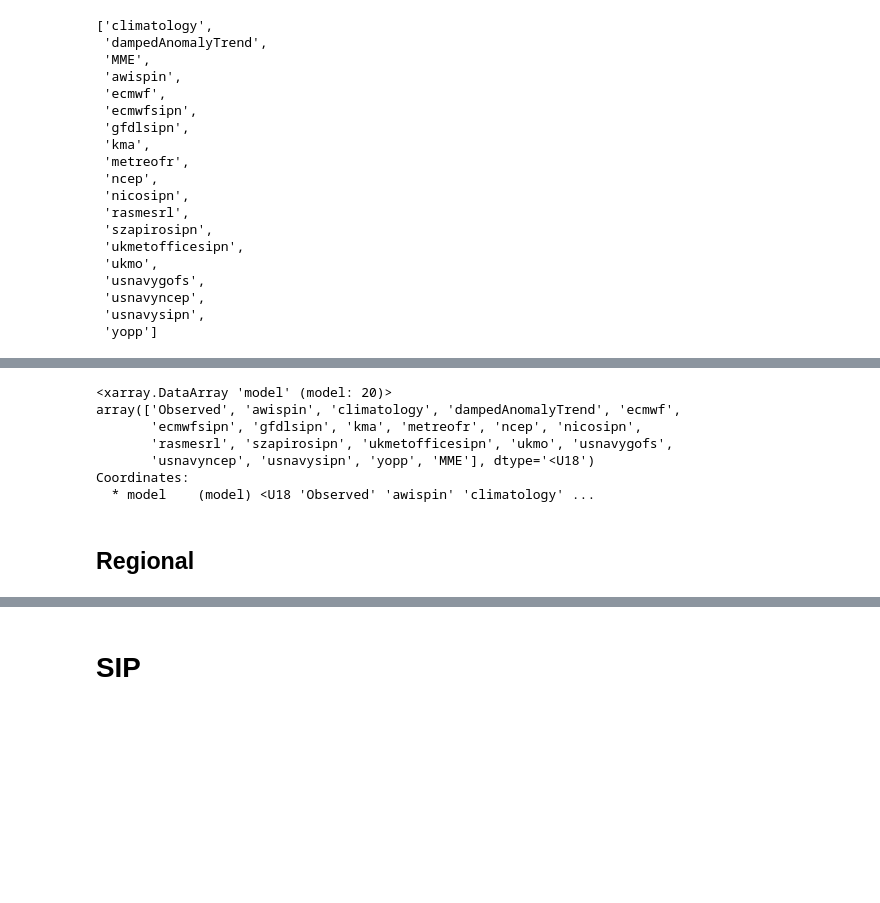
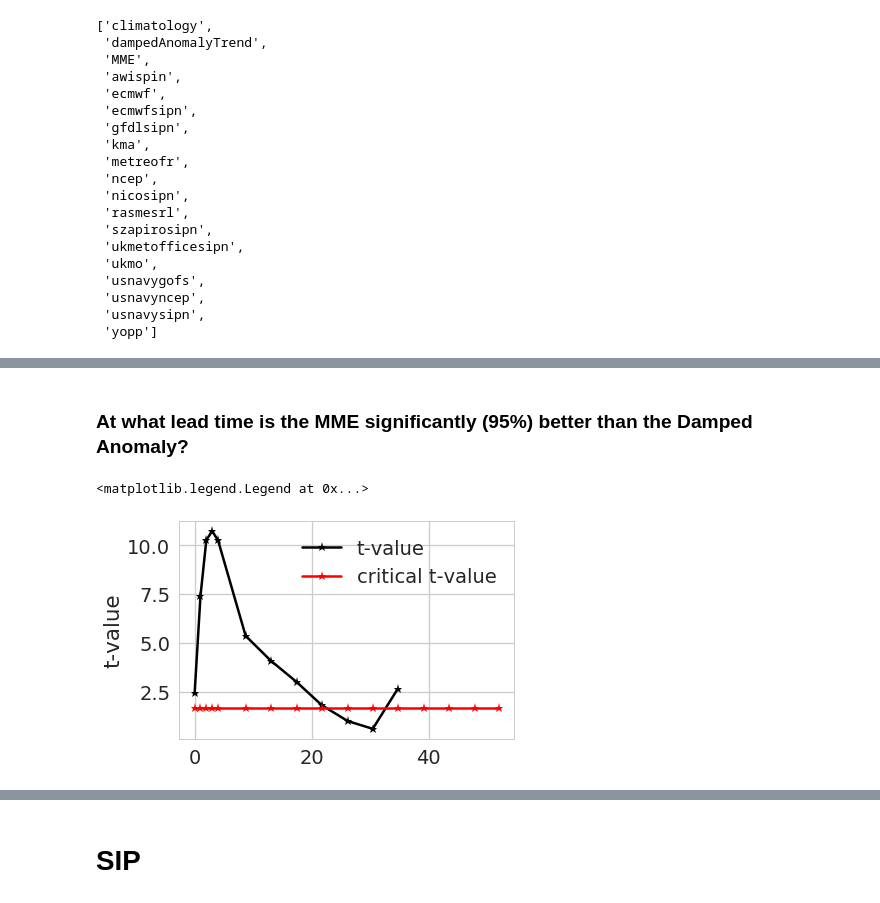
Before and after one commit to NicWayand/ESIO, a Jupyter notebook: notebooks/Eval_weekly_forecasts.ipynb, the cells around one changed output, grey strips where cells are left out. Drawn from its saved outputs; the diff is of its cells as text; code cells hidden in the pictures; blank space fills up the shorter version.

```diff
--- a/notebooks/Eval_weekly_forecasts.ipynb
+++ b/notebooks/Eval_weekly_forecasts.ipynb
@@ -208,0 +176,12 @@ model_plot_order
+# %%
+# Calculate the IIEE (Integrated Ice Edge Error)
+l = []
+for cmod in ds_ALL.model.values:
+    c_SIP_IIEE = metrics.IIEE(da_mod=ds_ALL.sel(model=cmod)['mean'],
+                                      da_obs=ds_ALL.sel(model='Observed')['mean'],
+                                      region=ds_region,
+                                      testplots=False)
+    c_SIP_IIEE.coords['model'] = cmod
+    l.append(c_SIP_IIEE)
+SIP_IIEE = xr.concat(l, dim='model')
+SIP_IIEE
@@ -288,12 +256,2 @@ Coordinates:
-# %%
-BSS_agg.model
-# %% [output]
-<xarray.DataArray 'model' (model: 20)>
-array(['Observed', 'awispin', 'climatology', 'dampedAnomalyTrend', 'ecmwf',
-       'ecmwfsipn', 'gfdlsipn', 'kma', 'metreofr', 'ncep', 'nicosipn',
-       'rasmesrl', 'szapirosipn', 'ukmetofficesipn', 'ukmo', 'usnavygofs',
-       'usnavyncep', 'usnavysipn', 'yopp', 'MME'], dtype='<U18')
-Coordinates:
-  * model    (model) <U18 'Observed' 'awispin' 'climatology' ...
-# %% [markdown]
-## Regional
+# %% [markdown]
+### At what lead time is the MME significantly (95%) better than the Damped Anomaly?
@@ -299,0 +264,30 @@ Coordinates:
+# %%
+t_all=[]
+p_all=[]
+cv_all=[]
+for ft in np.arange(0,BSS_agg.fore_time.size):
+    x = BSS_agg.sel(model=model_1).isel(fore_time=ft)
+    y = BSS_agg.sel(model=model_2).isel(fore_time=ft)
+
+#     plt.figure()
+#     x.plot.hist(alpha=0.5, label=model_1)
+#     y.plot.hist(alpha=0.5, label=model_2)
+#     plt.legend()
+
+    t, p = stats.ttest_ind(x.where(x.notnull(),drop=True),y.where(y.notnull(),drop=True), equal_var=False)
+    cv = stats.t.ppf(1.0 - alphaval, df)
+
+    t_all.append(t)
+    p_all.append(p)
+    cv_all.append(cv)
+# %%
+plt.figure()
+plt.plot(BSS_agg.fore_time.values.astype('timedelta64[D]').astype(int)/7,
+        abs(np.array(t_all)),'-k*', label='t-value')
+plt.plot(BSS_agg.fore_time.values.astype('timedelta64[D]').astype(int)/7,
+        cv_all,'-r*', label='critical t-value')
+plt.ylabel('t-value')
+plt.legend()
+# %% [output]
+<matplotlib.legend.Legend at 0x...>
+[figure, added]
```
Also changed, not shown: parts of 41 cells of this notebook, 15 other files.
